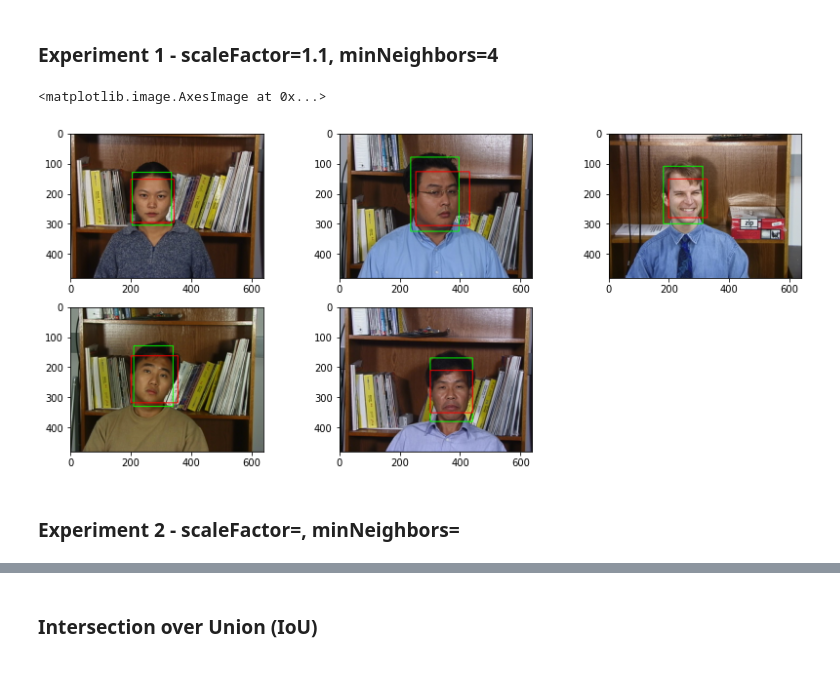
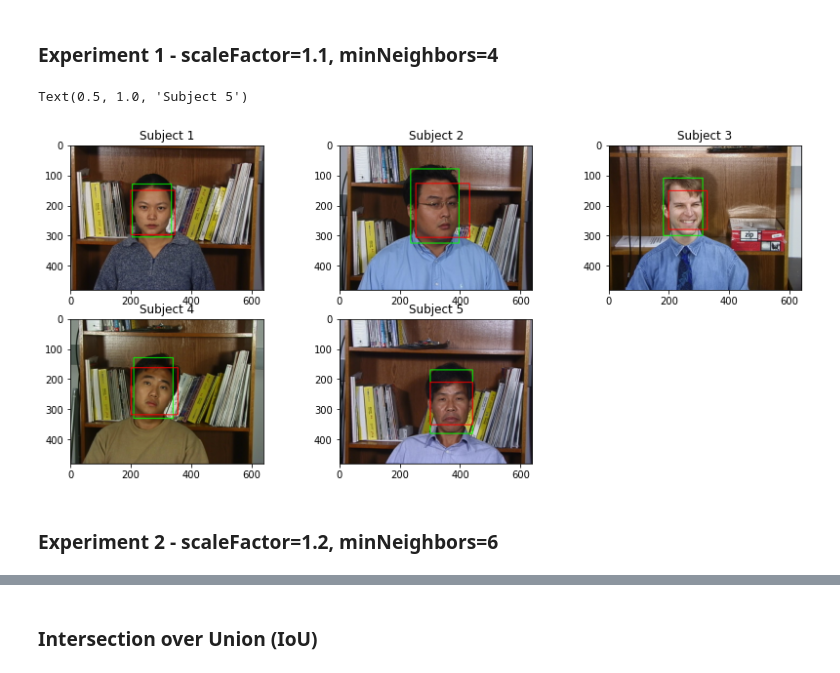
Before and after one commit to nafisat11/ENCM509-Face-Detection, a Jupyter notebook: facedetection.ipynb, the cells around one changed output, grey strips where cells are left out. Cells and saved outputs as stored; diff of their text form; code cells hidden in the pictures.

Commit message:
working on roc curves

```diff
--- a/facedetection.ipynb
+++ b/facedetection.ipynb
@@ -81,35 +68,46 @@ plt.imshow(img_eq2); plt.title('Adaptive Equalization');
 # %% [markdown]
 ### Experiment 1 - scaleFactor=1.1, minNeighbors=4
 # %%
-def original_haar_cascades(image, image_gray):
+def original_haar_cascades(image, image_gray, scaleFactor, minNeighbors):
     haar_cascade_face = cv2.CascadeClassifier('haar_xml/haarcascade_frontalface_default.xml')
-    face_rects = haar_cascade_face.detectMultiScale(image_gray, scaleFactor=1.1, minNeighbors=4)
+    face_rects = haar_cascade_face.detectMultiScale(image_gray, scaleFactor=scaleFactor, minNeighbors=minNeighbors)
+    predicted_box_coords = []
 
     for (x,y,w,h) in face_rects:
+        predicted_box_coords.append(x)
+        predicted_box_coords.append(y)
+        predicted_box_coords.append(x+w)
+        predicted_box_coords.append(y+h)
         cv2.rectangle(image, (x,y), (x+w, y+h), (0,0,255), 2)
 
-    return convertToRGB(image)
+    return convertToRGB(image), predicted_box_coords
 
-s_h_1 = original_haar_cascades(s1_gtb, s1_gray)
-s_h_2 = original_haar_cascades(s2_gtb, s2_gray)
-s_h_3 = original_haar_cascades(s3_gtb, s3_gray)
-s_h_4 = original_haar_cascades(s4_gtb, s4_gray)
-s_h_5 = original_haar_cascades(s5_gtb, s5_gray)
+s1_haar = original_haar_cascades(s1_gtb, s1_gray, 1.1, 4)[0]
+s2_haar = original_haar_cascades(s2_gtb, s2_gray, 1.1, 4)[0]
+s3_haar = original_haar_cascades(s3_gtb, s3_gray, 1.1, 4)[0]
+s4_haar = original_haar_cascades(s4_gtb, s4_gray, 1.1, 4)[0]
+s5_haar = original_haar_cascades(s5_gtb, s5_gray, 1.1, 4)[0]
+
+s1_boxB_exp1 = original_haar_cascades(s1_gtb, s1_gray, 1.1, 4)[1]
+s2_boxB_exp1 = original_haar_cascades(s2_gtb, s2_gray, 1.1, 4)[1]
+s3_boxB_exp1 = original_haar_cascades(s3_gtb, s3_gray, 1.1, 4)[1]
+s4_boxB_exp1 = original_haar_cascades(s4_gtb, s4_gray, 1.1, 4)[1]
+s5_boxB_exp1 = original_haar_cascades(s5_gtb, s5_gray, 1.1, 4)[1]
 
 # Predicted bounding box in red
 plt.figure(figsize=(14,6))
 plt.subplot(2,3,1)
-plt.imshow(s_h_1)
+plt.imshow(s1_haar); plt.title("Subject 1")
 plt.subplot(2,3,2)
-plt.imshow(s_h_2)
+plt.imshow(s2_haar); plt.title("Subject 2")
 plt.subplot(2,3,3)
-plt.imshow(s_h_3)
+plt.imshow(s3_haar); plt.title("Subject 3")
 plt.subplot(2,3,4)
-plt.imshow(s_h_4)
+plt.imshow(s4_haar); plt.title("Subject 4")
 plt.subplot(2,3,5)
-plt.imshow(s_h_5)
+plt.imshow(s5_haar); plt.title("Subject 5")
 # %% [output]
-<matplotlib.image.AxesImage at 0x...>
+Text(0.5, 1.0, 'Subject 5')
-[figure, old version]
+[figure, new version]
 # %% [markdown]
-### Experiment 2 - scaleFactor=, minNeighbors=
+### Experiment 2 - scaleFactor=1.2, minNeighbors=6
```
Also changed, not shown: parts of 10 cells of this notebook.
